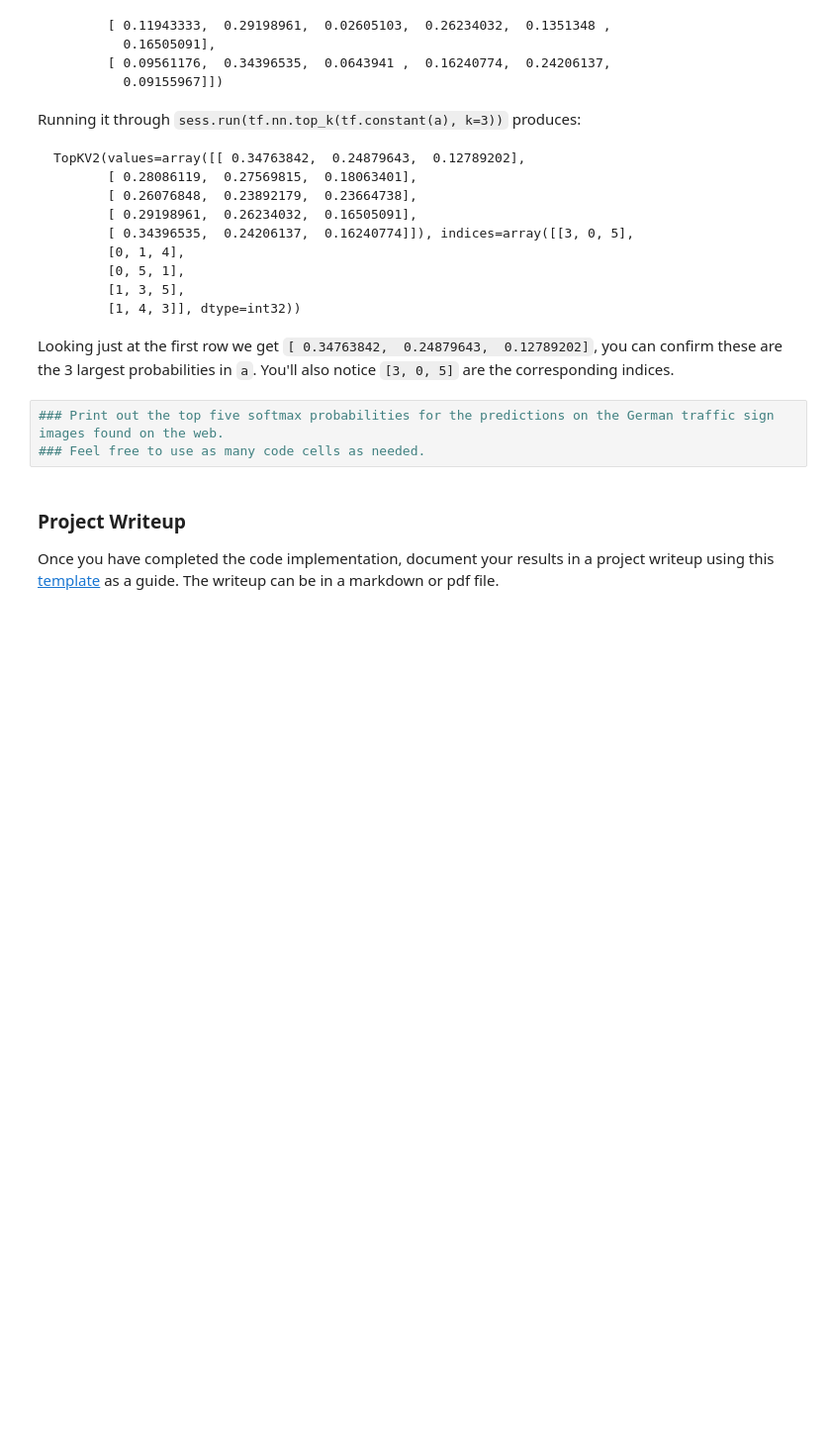
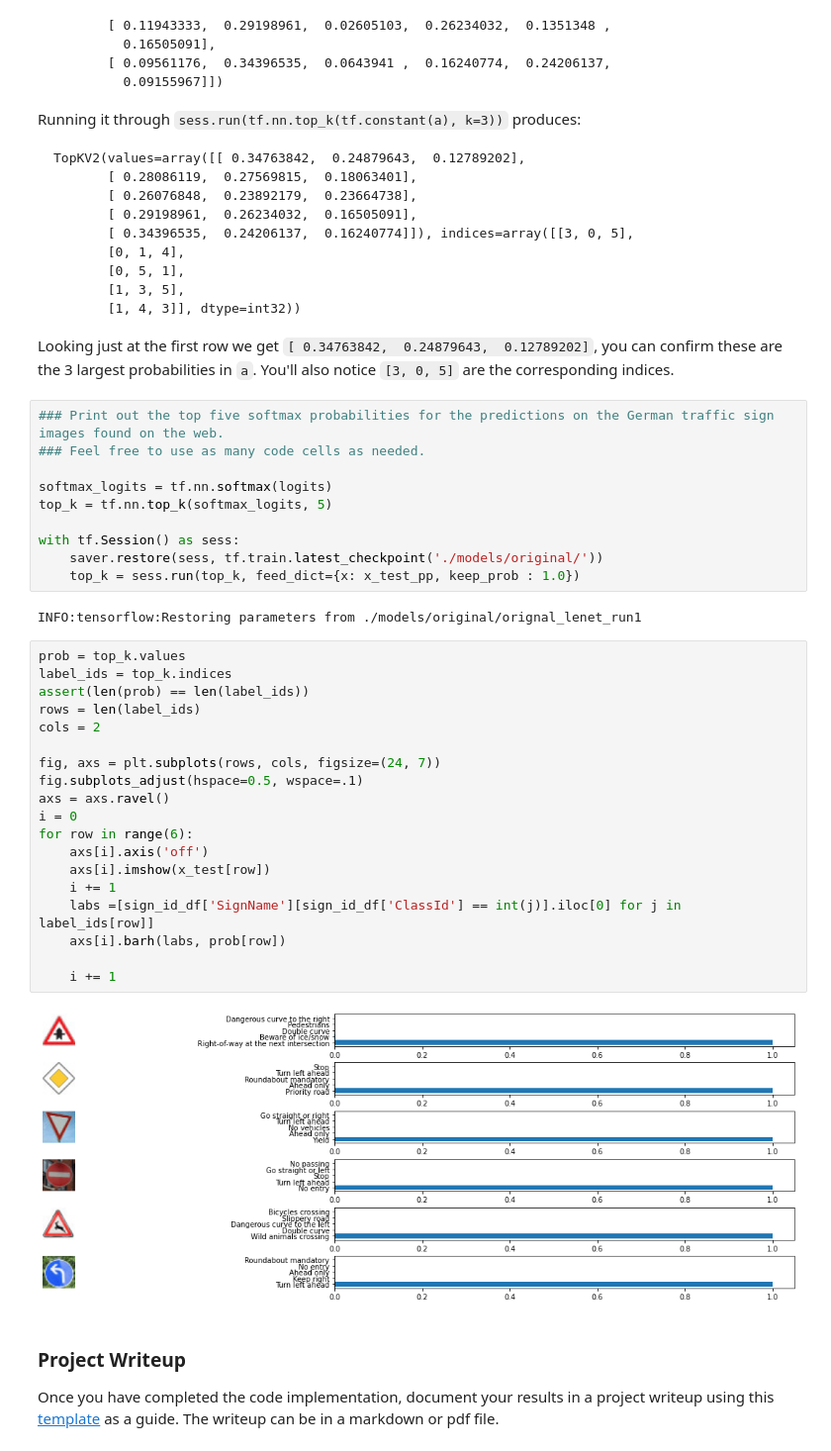
Before and after one commit to 28licaris/CarND-Traffic-Sign-Classifier, a Jupyter notebook: Traffic_Sign_Classifier.ipynb, the cells around one changed output. Shown at 99% size. Drawn from its saved outputs; the diff is of its cells as text; blank space fills up the shorter version.

```diff
--- a/Traffic_Sign_Classifier.ipynb
+++ b/Traffic_Sign_Classifier.ipynb
@@ -1065,6 +1134,36 @@ Looking just at the first row we get `[ 0.34763842,  0.24879643,  0.12789202]`,
 # %%
 ### Print out the top five softmax probabilities for the predictions on the German traffic sign images found on the web.
 ### Feel free to use as many code cells as needed.
+
+softmax_logits = tf.nn.softmax(logits)
+top_k = tf.nn.top_k(softmax_logits, 5)
+
+with tf.Session() as sess:
+    saver.restore(sess, tf.train.latest_checkpoint('./models/original/'))
+    top_k = sess.run(top_k, feed_dict={x: x_test_pp, keep_prob : 1.0})
+# %% [output]
+INFO:tensorflow:Restoring parameters from ./models/original/orignal_lenet_run1
+# %%
+prob = top_k.values
+label_ids = top_k.indices
+assert(len(prob) == len(label_ids))
+rows = len(label_ids)
+cols = 2
+
+fig, axs = plt.subplots(rows, cols, figsize=(24, 7))
+fig.subplots_adjust(hspace=0.5, wspace=.1)
+axs = axs.ravel()
+i = 0
+for row in range(6):
+    axs[i].axis('off')
+    axs[i].imshow(x_test[row])
+    i += 1
+    labs =[sign_id_df['SignName'][sign_id_df['ClassId'] == int(j)].iloc[0] for j in label_ids[row]]
+    axs[i].barh(labs, prob[row])
+
+    i += 1
+# %% [output]
+[figure, added]
 # %% [markdown]
 ### Project Writeup
 
```
Also changed, not shown: parts of 15 cells of this notebook, 6 other files.
